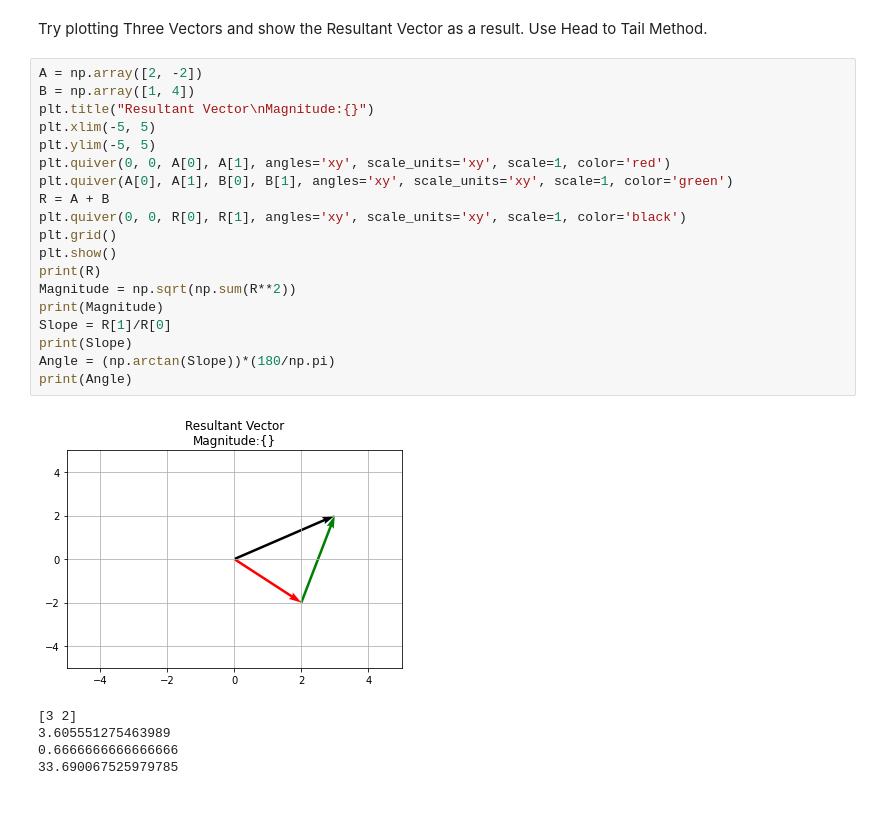
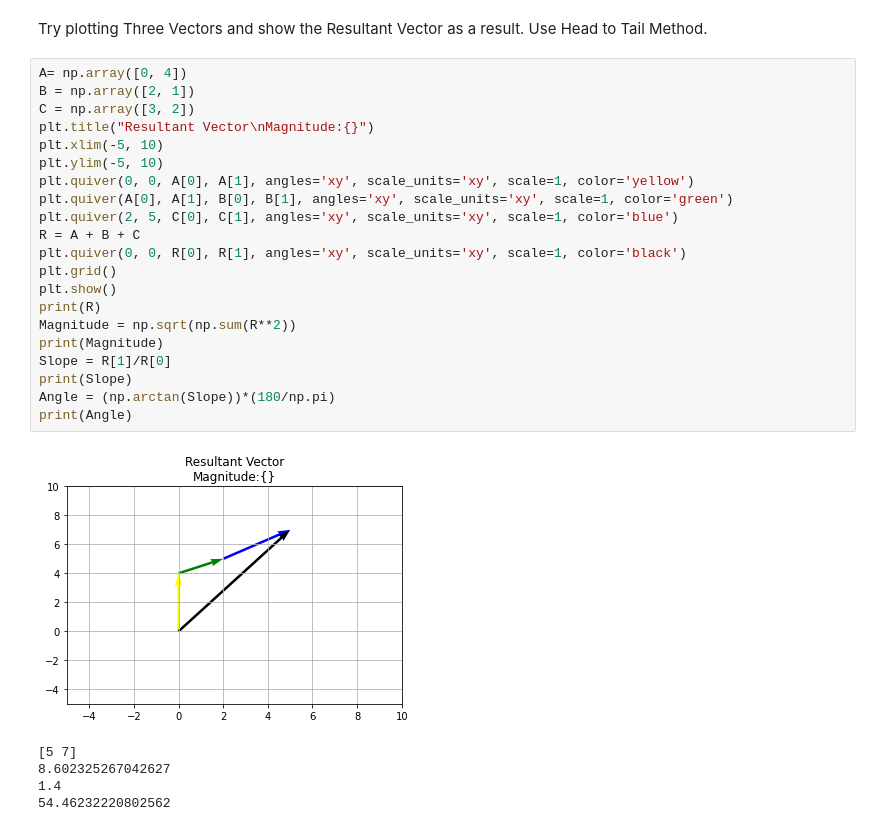
Before and after one commit to shanedligutan/LinearAlgebra., a Jupyter notebook: Assignment9_LIGUTAN.ipynb, the cells around one changed output. Cells and saved outputs as stored; diff of their text form.

```diff
--- a/Assignment9_LIGUTAN.ipynb
+++ b/Assignment9_LIGUTAN.ipynb
@@ -247,27 +247,29 @@ plt.show()
 Try plotting Three Vectors and show the Resultant Vector as a result.
 Use Head to Tail Method.
 # %%
-A = np.array([2, -2])
-B = np.array([1, 4])
+A= np.array([0, 4])
+B = np.array([2, 1])
+C = np.array([3, 2])
 plt.title("Resultant Vector\nMagnitude:{}")
-plt.xlim(-5, 5)
-plt.ylim(-5, 5)
-plt.quiver(0, 0, A[0], A[1], angles='xy', scale_units='xy', scale=1, color='red')
+plt.xlim(-5, 10)
+plt.ylim(-5, 10)
+plt.quiver(0, 0, A[0], A[1], angles='xy', scale_units='xy', scale=1, color='yellow')
 plt.quiver(A[0], A[1], B[0], B[1], angles='xy', scale_units='xy', scale=1, color='green')
-R = A + B
+plt.quiver(2, 5, C[0], C[1], angles='xy', scale_units='xy', scale=1, color='blue')
+R = A + B + C
 plt.quiver(0, 0, R[0], R[1], angles='xy', scale_units='xy', scale=1, color='black')
 plt.grid()
 plt.show()
 print(R)
 Magnitude = np.sqrt(np.sum(R**2))
 print(Magnitude)
 Slope = R[1]/R[0]
 print(Slope)
 Angle = (np.arctan(Slope))*(180/np.pi)
 print(Angle)
 # %% [output]
-[figure, old version]
+[figure, new version]
-[3 2]
-3.605551275463989
-0.6666666666666666
-33.690067525979785
+[5 7]
+8.602325267042627
+1.4
+54.46232220802562
```
